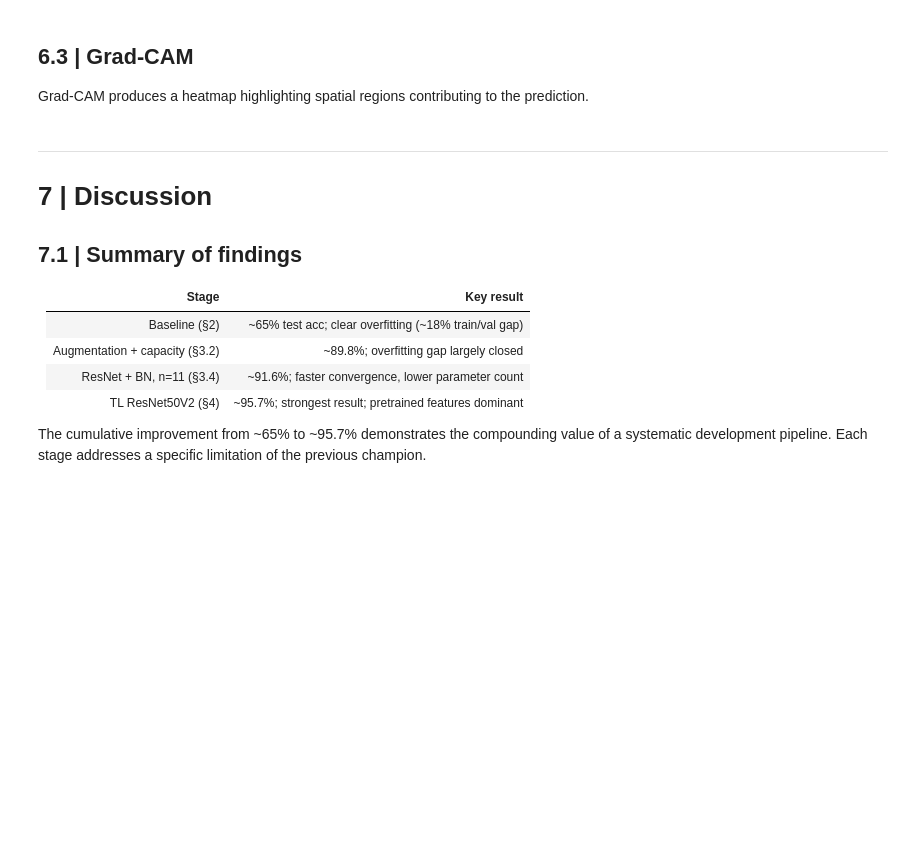
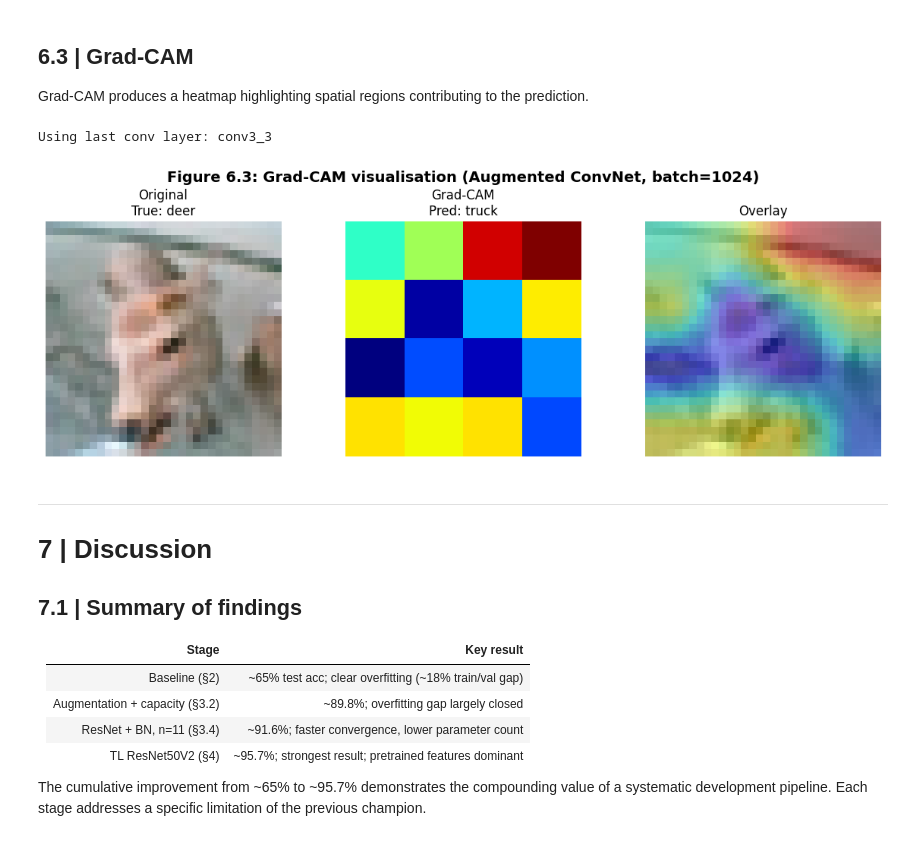
Before and after one commit to peaceman-per/S3-Neural-Networks-Coursework-2, a Jupyter notebook: CIFAR10_Neural_Networks_Coursework_REVISED_v2.ipynb, the cells around one changed output. Drawn from its saved outputs; the diff is of its cells as text; code cells hidden in the pictures; blank space fills up the shorter version.

```diff
--- a/CIFAR10_Neural_Networks_Coursework_REVISED_v2.ipynb
+++ b/CIFAR10_Neural_Networks_Coursework_REVISED_v2.ipynb
@@ -399,6 +475,16 @@ if False:
         validation_data=(X_val, y_val_encoded),
         verbose=1
     )
+
+    # save training history
+    np.save('training_histories/history_baseline.npy', history_baseline.history)
+    # save model weights
+    baseline_model.save_weights('checkpoints/baseline.weights.h5')
+
+# read history from file
+history_baseline = np.load('training_histories/history_baseline.npy', allow_pickle=True).item()
+# read model
+baseline_model.load_weights('checkpoints/baseline.weights.h5')
 # %%
 # helper function to plot training history
 def plot_training_history(history, title='Figure 4: Model Training History'):
@@ -1950,34 +2202,37 @@ last_conv = find_last_conv2d_name(viz_model)
 print("Using last conv layer:", last_conv)
 
 # choose an image
-idx = 37
+idx = 58
 img = X_test[idx]
 true_class = int(y_test[idx][0])
 
 # normal prediction (also ensures the model is callable)
 preds = viz_model(img[None, ...].astype("float32"), training=False).numpy()
 pred_class = int(np.argmax(preds[0]))
 
 # Grad-CAM
 heatmap, _ = make_gradcam_heatmap_sequential_like(viz_model, img, last_conv, pred_index=pred_class)
 overlay = overlay_heatmap(img, heatmap)
 
 fig, axes = plt.subplots(1, 3, figsize=(12, 4))
 axes[0].imshow(img)
 axes[0].set_title(f"Original\nTrue: {class_names[true_class]}")
 axes[0].axis("off")
 
 axes[1].imshow(heatmap, cmap="jet")
 axes[1].set_title(f"Grad-CAM\nPred: {class_names[pred_class]}")
 axes[1].axis("off")
 
 axes[2].imshow(overlay)
 axes[2].set_title("Overlay")
 axes[2].axis("off")
 
 fig.suptitle("Figure 6.3: Grad-CAM visualisation (Augmented ConvNet, batch=1024)", fontsize=14, fontweight="bold")
 plt.tight_layout()
 plt.show()
+# %% [output]
+Using last conv layer: conv3_3
+[figure, added]
 # %% [markdown]
 ---
 
```
Also changed, not shown: parts of 35 cells of this notebook, 3 other files.
